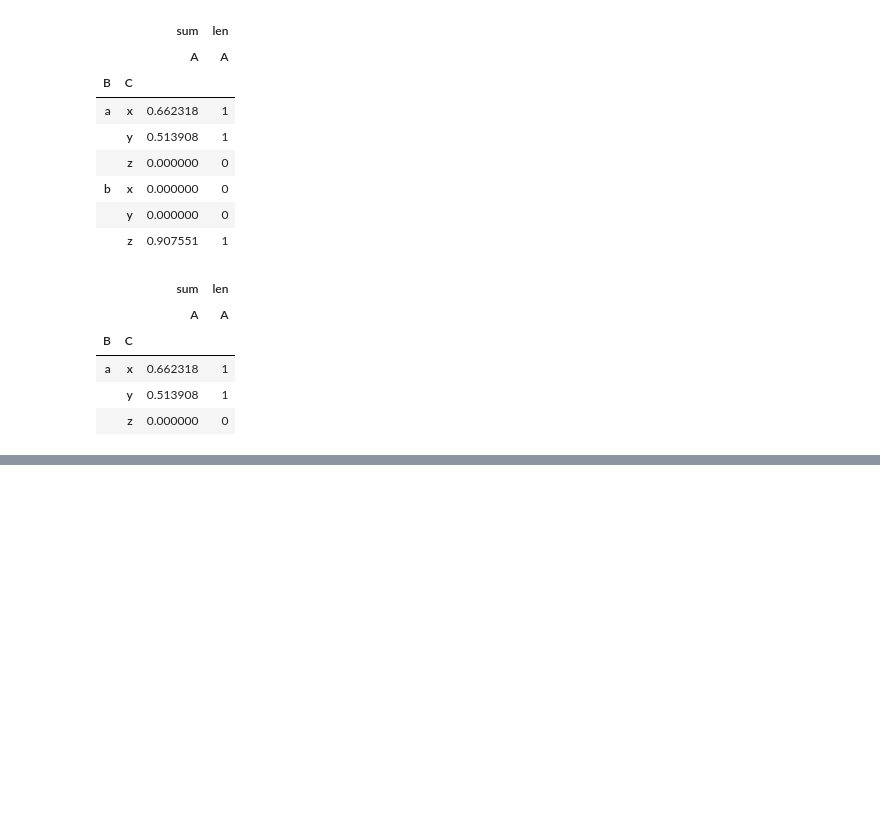
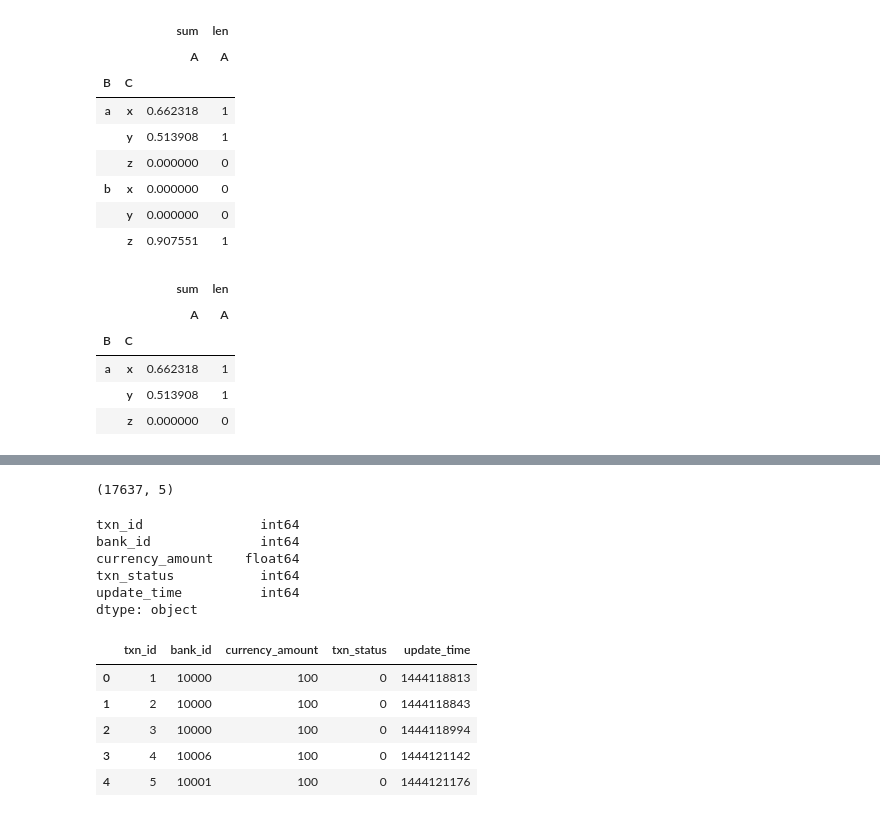
Before and after one commit to WenWeiKun-byte/PyData-Cookbook, a Jupyter notebook: Data Cleaning & Data Munging 03.ipynb, the cells around one changed output, grey strips where cells are left out. Drawn from its saved outputs; the diff is of its cells as text; code cells hidden in the pictures; blank space fills up the shorter version.

```diff
--- a/Data Cleaning & Data Munging 03.ipynb
+++ b/Data Cleaning & Data Munging 03.ipynb
@@ -577,0 +593,23 @@ test_pt.query("B == ['a']")
+# %%
+df = pd.read_csv('data/pivot_table.csv')
+df.shape
+# %% [output]
+(17637, 5)
+# %%
+df.dtypes
+# %% [output]
+txn_id               int64
+bank_id              int64
+currency_amount    float64
+txn_status           int64
+update_time          int64
+dtype: object
+# %%
+df.head()
+# %% [output]
+|  | txn_id | bank_id | currency_amount | txn_status | update_time |
+| 0 | 1 | 10000 | 100 | 0 | 1444118813 |
+| 1 | 2 | 10000 | 100 | 0 | 1444118843 |
+| 2 | 3 | 10000 | 100 | 0 | 1444118994 |
+| 3 | 4 | 10006 | 100 | 0 | 1444121142 |
+| 4 | 5 | 10001 | 100 | 0 | 1444121176 |
```
Also changed, not shown: parts of 6 cells of this notebook, 1 other file.
